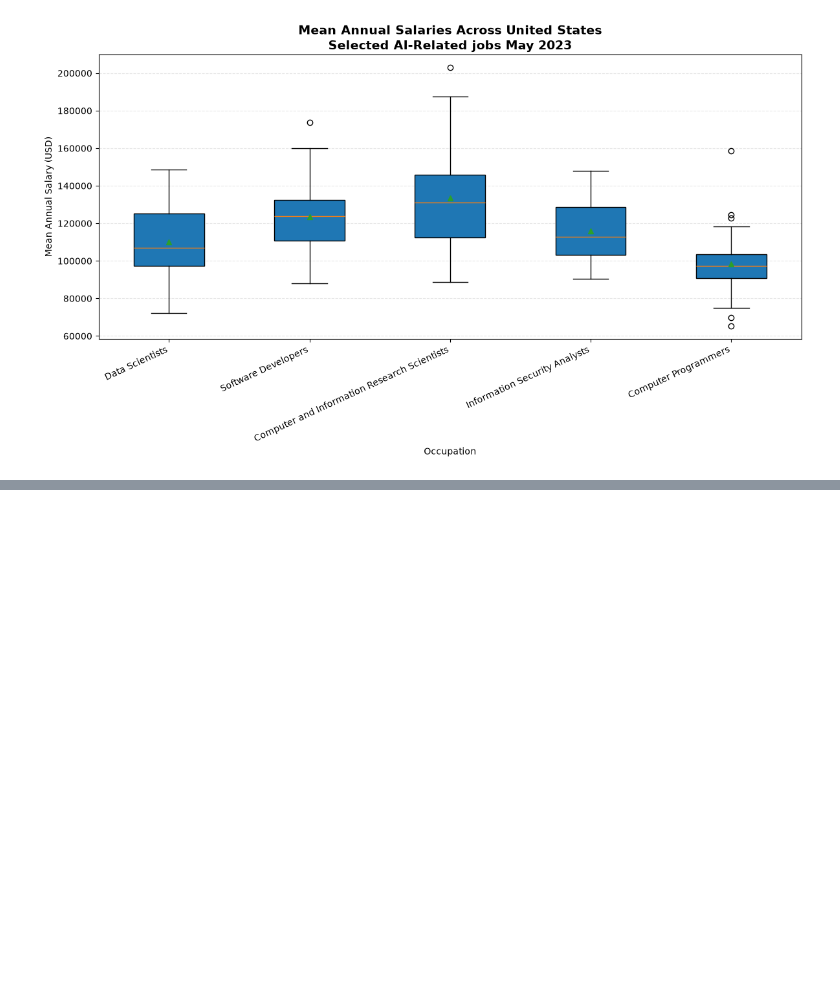
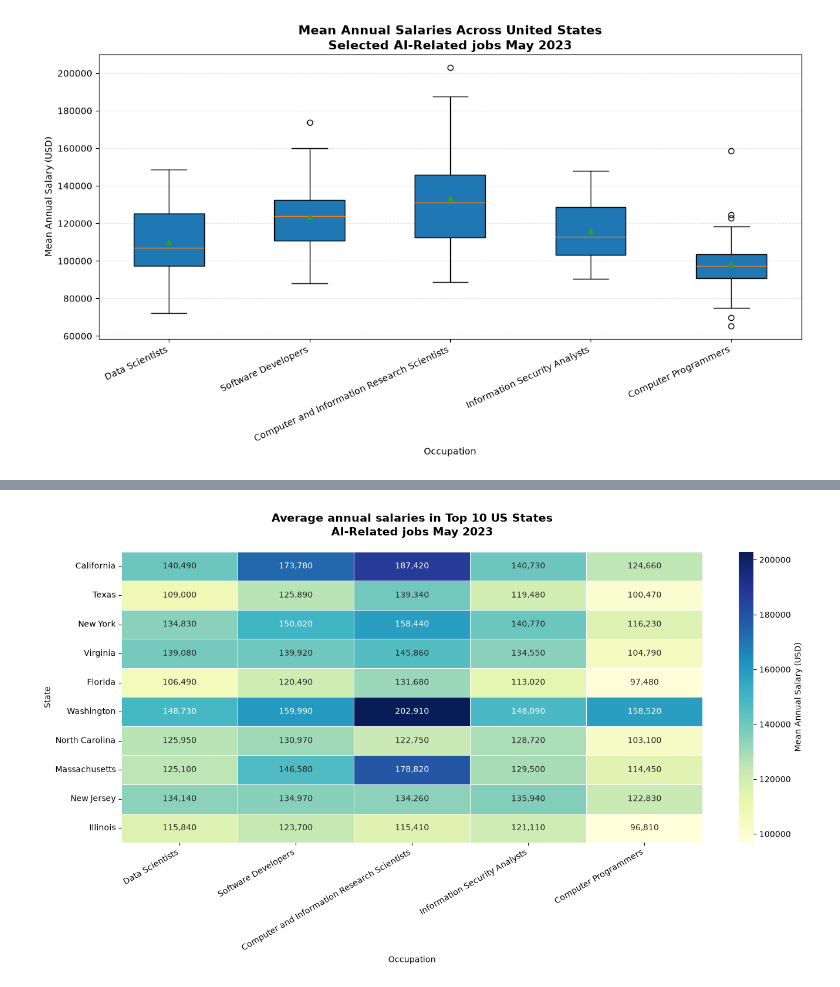
Before and after one commit to Temuulen-BCS/Data-Visualisation, a Jupyter notebook: CA1Temuulen.ipynb, the cells around one changed output, grey strips where cells are left out. Cells and saved outputs as stored; diff of their text form; code cells hidden in the pictures; blank space fills up the shorter version.

Commit message:
Add files via upload
Last Visual graphic update on the code

```diff
--- a/CA1Temuulen.ipynb
+++ b/CA1Temuulen.ipynb
@@ -379,0 +428,16 @@ plt.show()
+# %%
+heatmap_table = heatmap_data[
+    heatmap_data["AREA_TITLE"].isin(top_states)
+].pivot_table(
+    index="AREA_TITLE",
+    columns="OCC_TITLE",
+    values="A_MEAN",
+    aggfunc="first"
+)
+
+heatmap_table = heatmap_table.reindex(
+    index=top_states,
+    columns=selected_occupations
+)
+
+print(heatmap_table)
@@ -379,0 +462,34 @@ plt.show()
+# %%
+import seaborn as sns
+import matplotlib.pyplot as plt
+
+plt.figure(figsize=(14, 8))
+
+sns.heatmap(
+    heatmap_table,
+    annot=True,
+    fmt=",.0f",
+    cmap="YlGnBu",
+    linewidths=0.5,
+    linecolor="white",
+    cbar_kws={"label": "Mean Annual Salary (USD)"}
+)
+
+plt.title(
+    "Average annual salaries in Top 10 US States\n"
+    "AI-Related jobs May 2023",
+    fontsize=14,
+    fontweight="bold",
+    pad=20
+)
+
+plt.xlabel("Occupation")
+plt.ylabel("State")
+
+plt.xticks(rotation=30, ha="right")
+plt.yticks(rotation=0)
+
+plt.tight_layout()
+plt.show()
+# %% [output]
+[figure, added]
```
Also changed, not shown: parts of 3 cells of this notebook.
